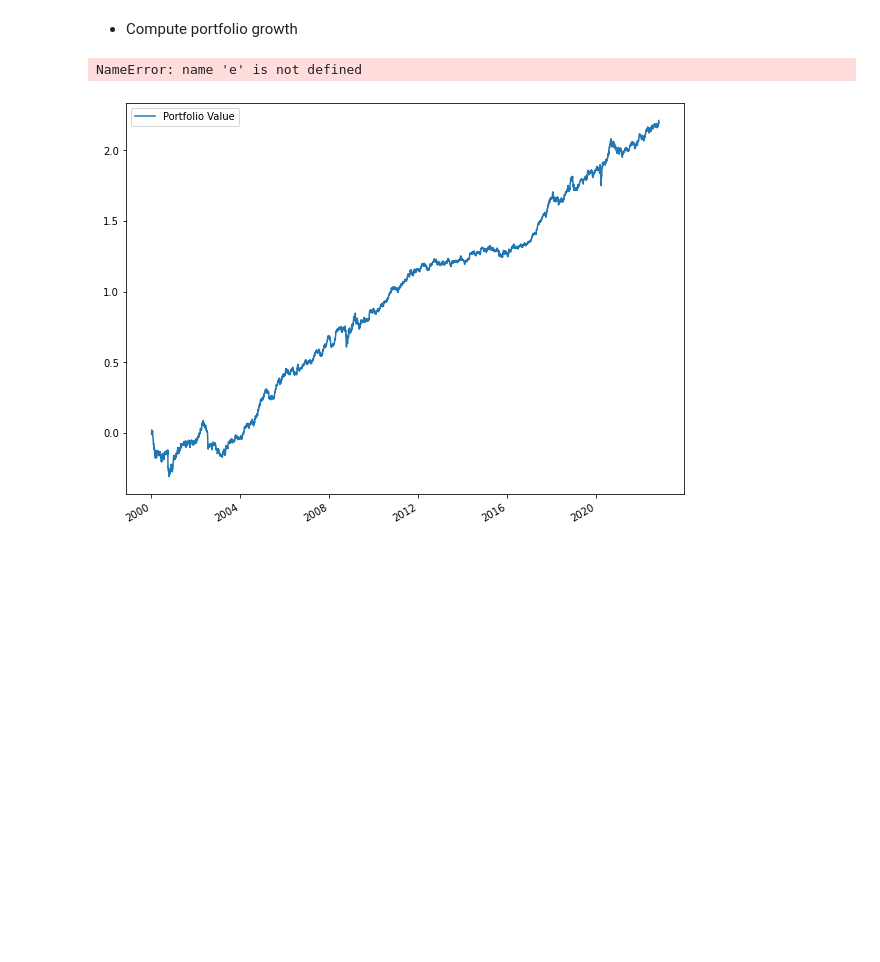
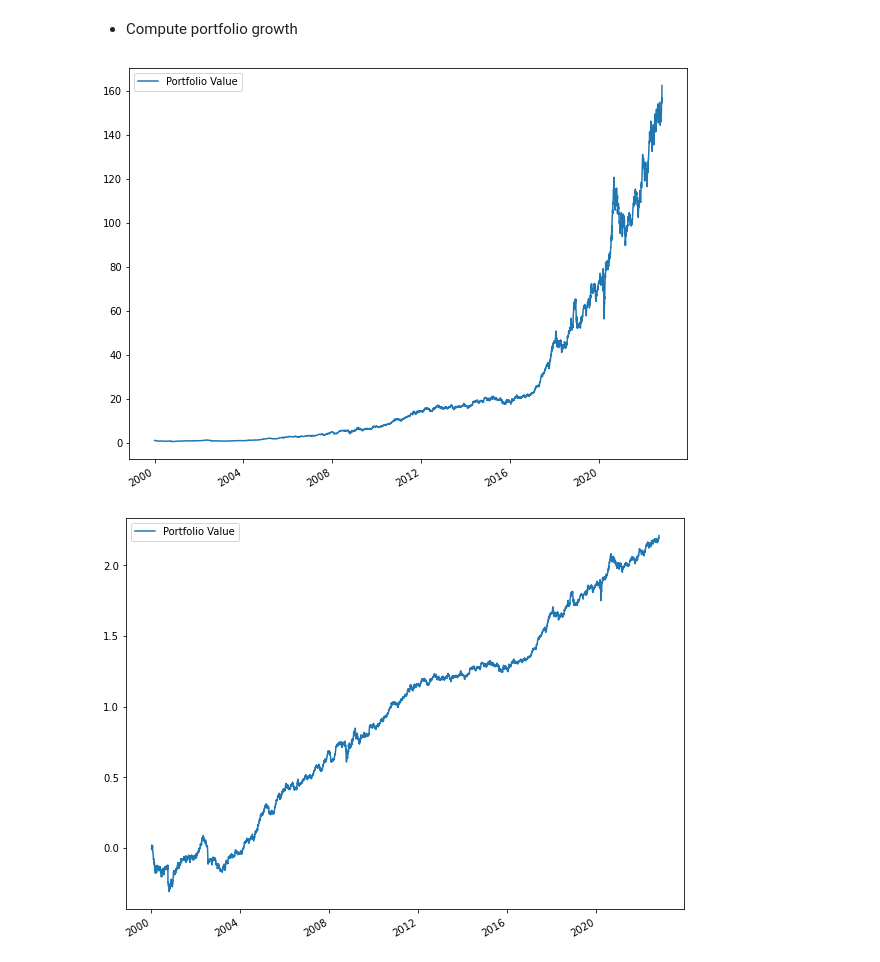
Before and after one commit to UCSB-PSTAT-134-234/Winter2023, a Jupyter notebook: lecture-notes/08-Optimizing-Stock-Portfolio-Allocation.ipynb, the cells around one changed output. Drawn from its saved outputs; the diff is of its cells as text; code cells hidden in the pictures; blank space fills up the shorter version.

```diff
--- a/lecture-notes/08-Optimizing-Stock-Portfolio-Allocation.ipynb
+++ b/lecture-notes/08-Optimizing-Stock-Portfolio-Allocation.ipynb
@@ -879,11 +882,11 @@ earned = np.dot(logret.fillna(method='bfill').values, w.value)
 # %% [markdown]
 * Compute portfolio growth
 # %%
-e
+earnedcp = (1+earned[1:]).cumprod()
 ecp = pd.DataFrame(data=earnedcp.T, index=logret.index.values[1:], columns=['Portfolio Value'])
 ecp.plot(figsize=(10, 8));
 # %% [output]
-NameError: name 'e' is not defined
+[figure, added]
 # %%
 np.log10(ecp).plot(figsize=(10, 8));
 # %% [output]
```
Also changed, not shown: parts of 24 cells of this notebook.
